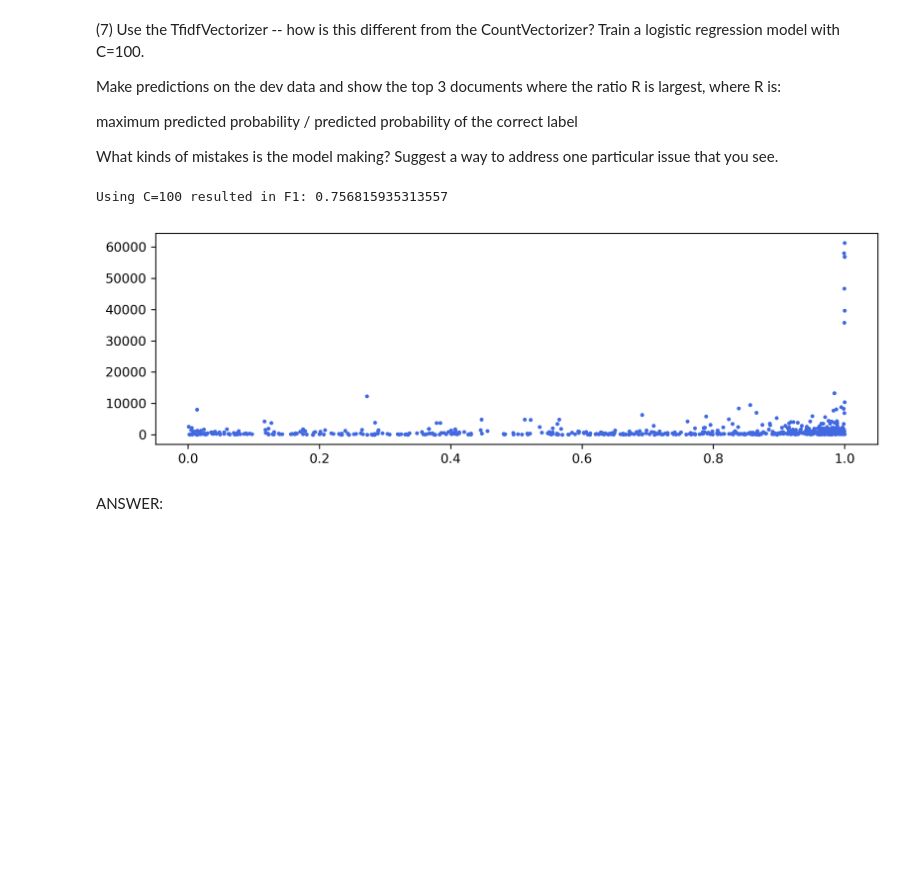
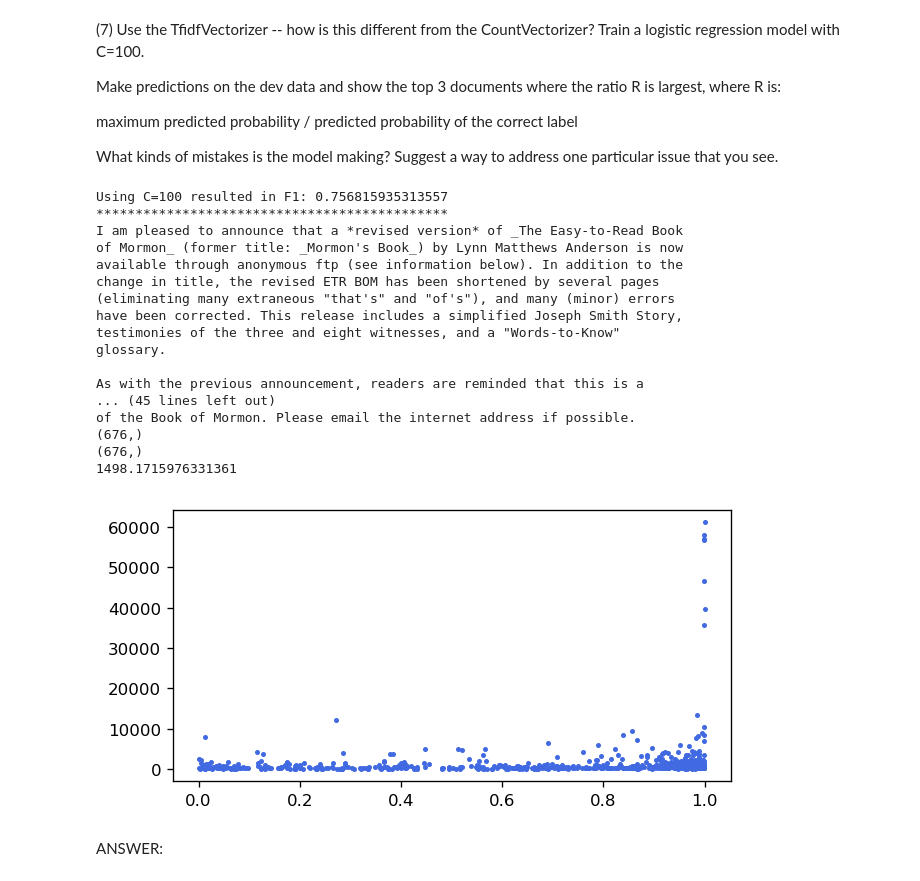
Before and after one commit to kevinhanna/W207_Projects, a Jupyter notebook: Kevin_Hanna_p2.ipynb, the cells around one changed output. Saved outputs shown, nothing was run; the diff lists cells and outputs as text; code cells hidden in the pictures; blank space fills up the shorter version.

```diff
--- a/Kevin_Hanna_p2.ipynb
+++ b/Kevin_Hanna_p2.ipynb
@@ -782,64 +793,65 @@ def P7():
     print("Using C={} resulted in F1: {}".format(100, lr_f1))
 
     max_prob = np.max(lr_y_prob)
-    R = lr_y_prob / max_prob
+    R = max_prob / lr_y_prob
 
 #     print(R)
 #     print(R.shape)
 #     print(np.max(R, 1))
 
     """ Get true R """
     true_r = []
     true_probs = []
     for i, label in enumerate(y_test):
         true_r.append((R[i][label], i))
-        true_probs.append((R[i][label]))
+        true_probs.append((lr_y_prob[i][label]))
 
     true_r.sort(reverse = True)
 
 #     print(true_r[:3])
-
-#     for i in true_r[:3]:
-#         print("*********************************************")
-#         print(len(corpus_test[i[1]]))
+    for i in true_r[:3]:
+        print("*********************************************")
+        print(corpus_test[i[1]])
 
     average_len = 0
     lengths = []
+
     for doc in corpus_test:
         average_len += len(doc)
         lengths.append(len(doc))
 
-#     print(average_len/len(corpus_test))
+    print(np.array(true_probs).shape)
+    print(np.array(lengths).shape)
 
-#     print(np.array(lengths).shape)
-#     print(np.array(true_probs).shape)
 
-    plt.figure(num=None, figsize=(10,3), dpi=300, facecolor='w', edgecolor='k')
-    plt.scatter(true_probs, lengths, s=4, c='royalblue')
+    print(average_len/len(corpus_test))
 
-#     """Train l1"""
-#     lr_l1 = LogisticRegression(C=default_c, penalty='l1', multi_class='ovr')
-#     lr_l1.fit(X, y)
-#     lr_l1_y_pred = lr_l1.predict(X_test)
-#     lr_l1_y_prob = lr_l1.predict_proba(X_test)
 
-#     lr_l1_nz_count = np.count_nonzero(lr_l1.coef_)
+    plt.figure(num=None, figsize=(6,3), dpi=120, facecolor='w', edgecolor='k')
+    plt.scatter(np.array(true_probs), np.array(lengths), s=4, c='royalblue')
 
-#     cs = [1.0e-10, 0.00001, 0.01, 0.02, 0.05, 0.1, 0.5, 1.0, 2.0, 3.0, 5.0, 10, 20, 50, 100, 200]
-#     for c in cs:
-#         lr = LogisticRegression(C=c,  tol=.01, penalty='l2', solver='liblinear', multi_class='ovr')
-#         lr.fit(X, y)
-#         lr_y_pred = lr.predict(X_test)
-#         lr_y_prob = lr.predict_proba(X_test)
-
-#         lr_f1 = metrics.f1_score(y_test, lr_y_pred, average="macro")
-#         print("Using C={} resulted in F1: {}".format(c, lr_f1))
 
 ## STUDENT END ###
 P7()
 # %% [output]
 Using C=100 resulted in F1: 0.756815935313557
+*********************************************
+I am pleased to announce that a *revised version* of _The Easy-to-Read Book
+of Mormon_ (former title: _Mormon's Book_) by Lynn Matthews Anderson is now
+available through anonymous ftp (see information below). In addition to the
+change in title, the revised ETR BOM has been shortened by several pages
+(eliminating many extraneous "that's" and "of's"), and many (minor) errors
+have been corrected. This release includes a simplified Joseph Smith Story,
+testimonies of the three and eight witnesses, and a "Words-to-Know"
+glossary.
+
+As with the previous announcement, readers are reminded that this is a
+... (45 lines left out)
+of the Book of Mormon. Please email the internet address if possible.
+(676,)
+(676,)
+1498.1715976331361
-[figure, old version]
+[figure, new version]
 # %% [markdown]
 ANSWER:
 # %% [markdown]
```
Also changed, not shown: parts of 3 cells of this notebook.
